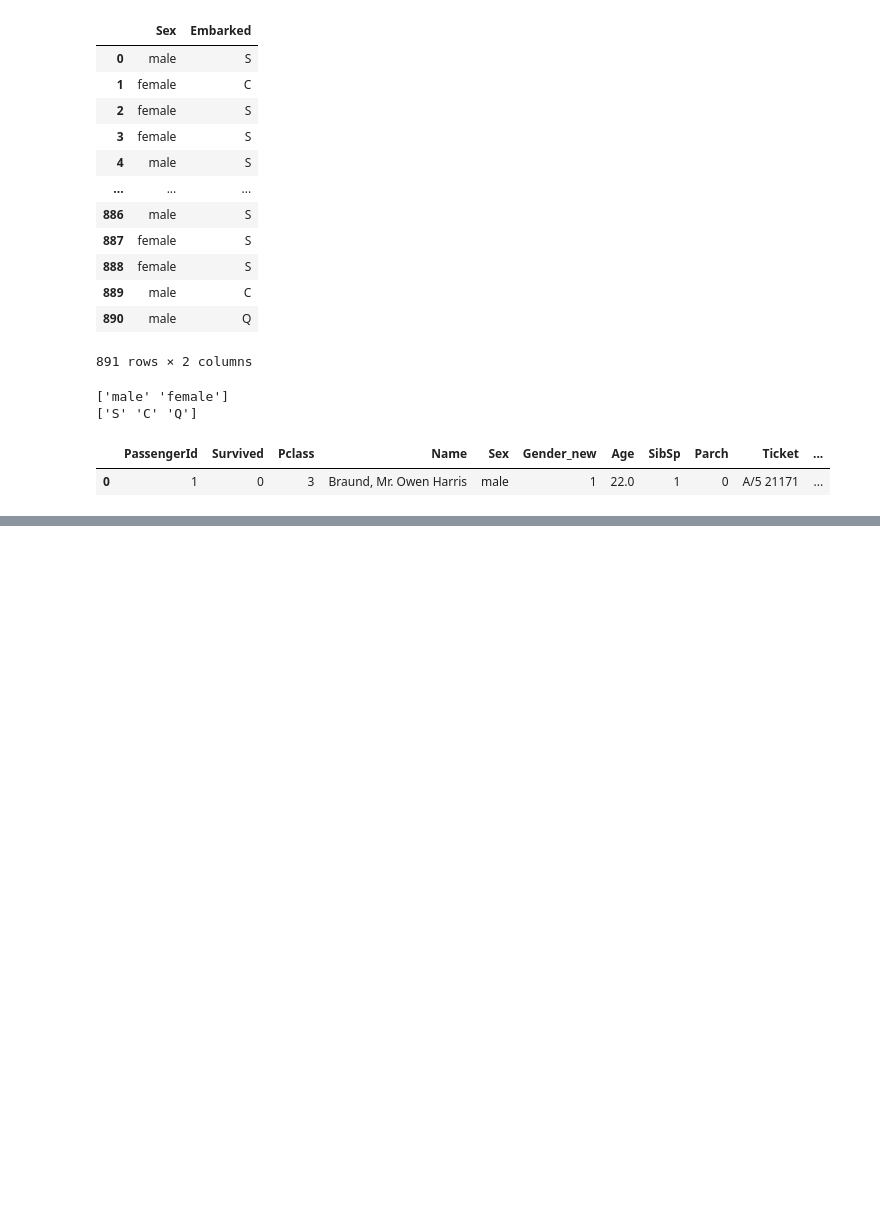
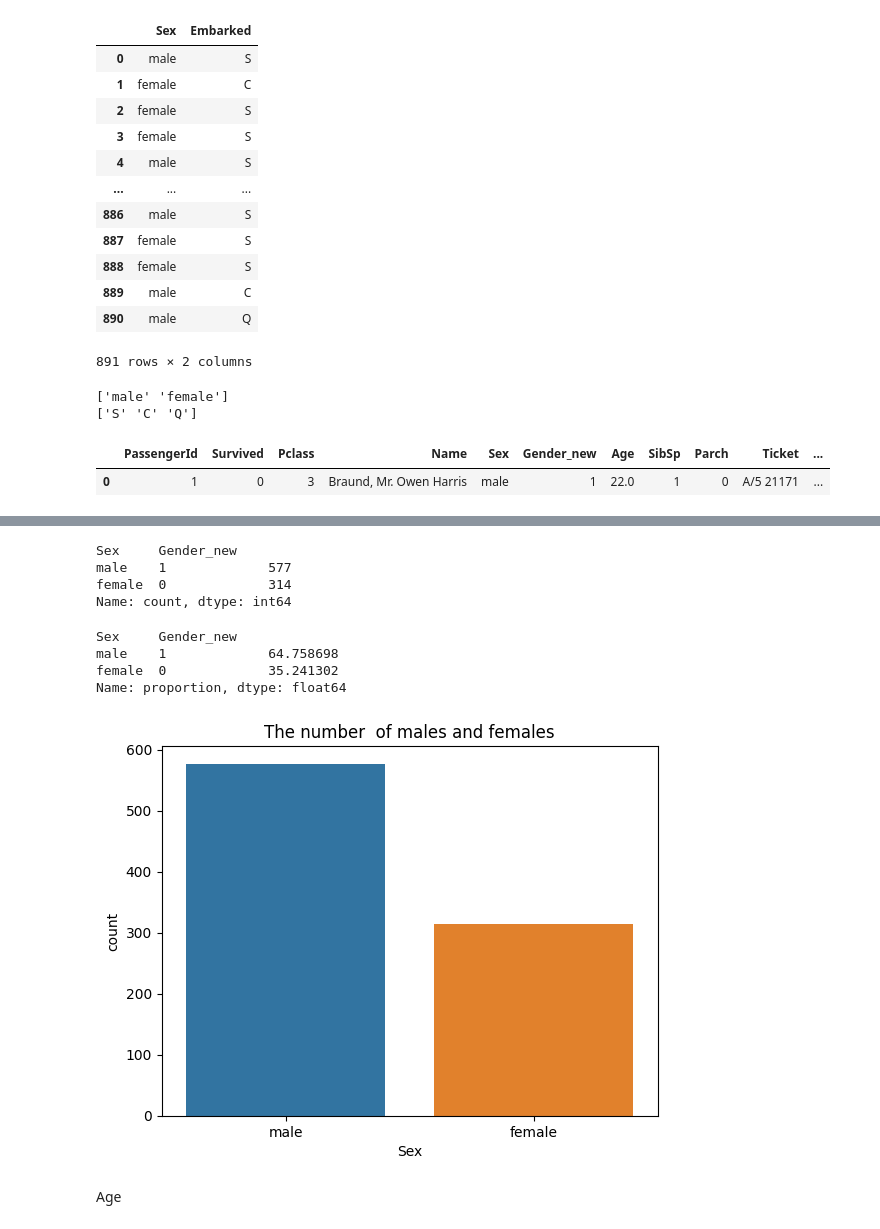
Before and after one commit to MNO-proA/Titanic-train-case-study-Pandas_Matplotlib_Seaborn, a Jupyter notebook: titanic_case_study.ipynb, the cells around one changed output, grey strips where cells are left out. Drawn from its saved outputs; the diff is of its cells as text; code cells hidden in the pictures; blank space fills up the shorter version.

```diff
--- a/titanic_case_study.ipynb
+++ b/titanic_case_study.ipynb
@@ -251,0 +314,21 @@ df.head(1)
+# %%
+df[['Sex', 'Gender_new']].value_counts()
+# %% [output]
+Sex     Gender_new
+male    1             577
+female  0             314
+Name: count, dtype: int64
+# %%
+df[['Sex', 'Gender_new']].value_counts(normalize=True)*100
+# %% [output]
+Sex     Gender_new
+male    1             64.758698
+female  0             35.241302
+Name: proportion, dtype: float64
+# %%
+plt.title("The number  of males and females")
+sns.countplot(data=df, x=df['Sex']);
+# %% [output]
+[figure, added]
+# %% [markdown]
+Age
```
Also changed, not shown: parts of 26 cells of this notebook.
